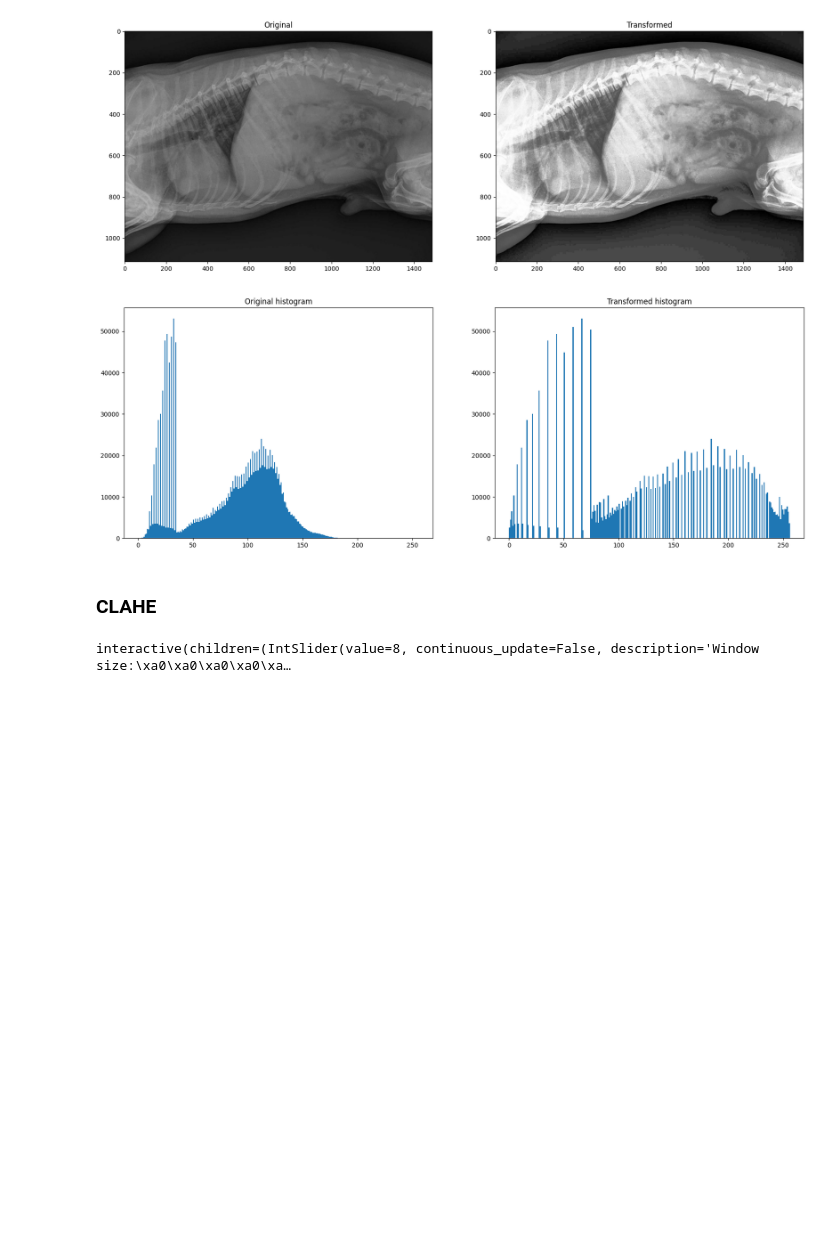
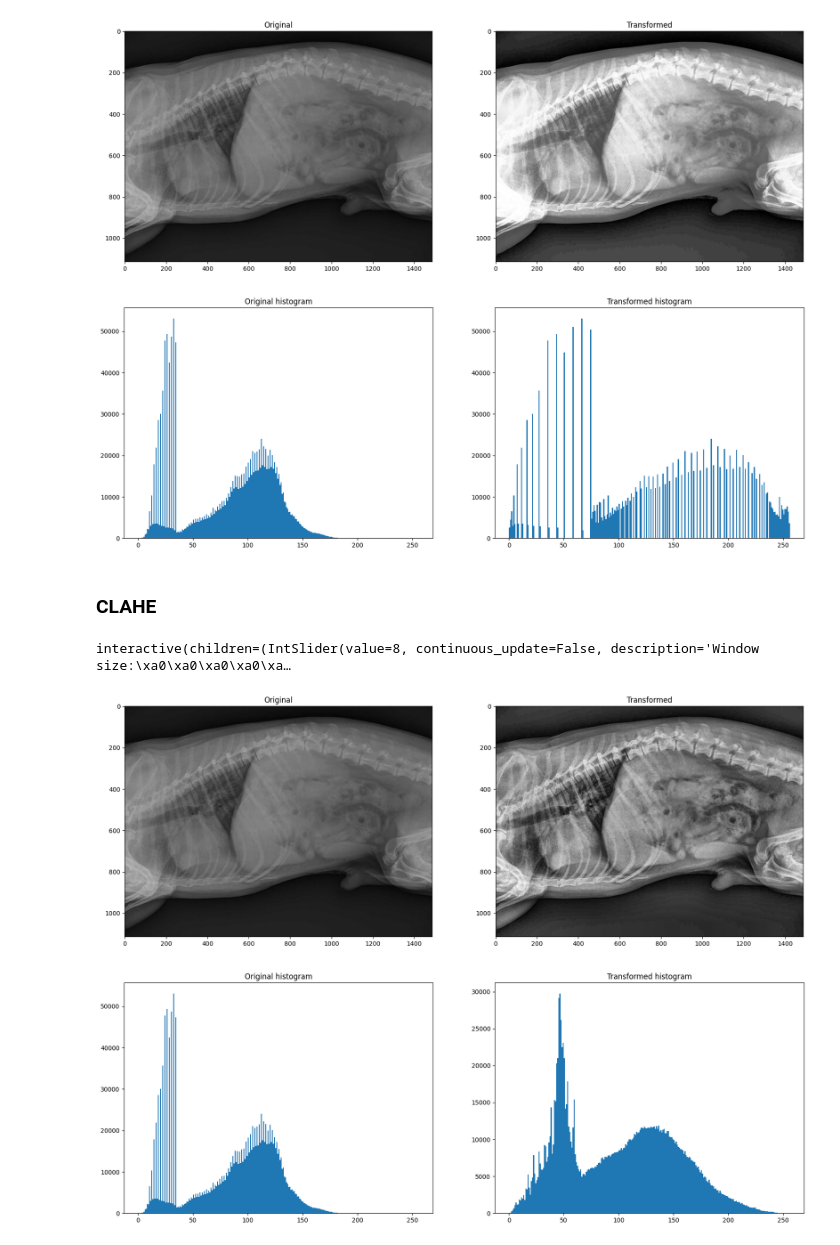
Before and after one commit to ImprolabFIT/BI-SVZ-coursework, a Jupyter notebook: showroom/monadic_operations/index.ipynb, the cells around one changed output. Cells and saved outputs as stored; diff of their text form; code cells hidden in the pictures; blank space fills up the shorter version.

```diff
--- a/showroom/monadic_operations/index.ipynb
+++ b/showroom/monadic_operations/index.ipynb
@@ -94,23 +99,27 @@ plt.show()
 # %%
 @widgets.interact(window_size=create_slider(min=0, max=20,default = 8, description='Window size:',),
                   clip_limit=create_slider(min=0, max=100, default = 2,description='Clip limit:',slider_type = 'float',))
-def _(window_size,clip_limit):
+def clahe(window_size,clip_limit):
 
     # use cv2.createCLAHE function to equalize histogram of img
     clahe = cv2.createCLAHE(clipLimit=clip_limit, tileGridSize=(window_size,window_size))
     img_transformed = clahe.apply(img)
 
     # plot original and transformed image and their histograms
     fig, axs = plt.subplots(2, 2)
     fig.set_size_inches(20, 15)
     axs[0, 0].imshow(img, cmap='gray', vmin=0, vmax=255)
     axs[0, 0].set_title('Original')
     axs[0, 1].imshow(img_transformed,cmap='gray', vmin=0, vmax=255)
     axs[0, 1].set_title('Transformed')
     axs[1, 0].hist(img.flatten(),256,[0,256],color = None)
     axs[1, 0].set_title('Original histogram')
     axs[1, 1].hist(img_transformed.flatten(),256,[0,256],color = None)
     axs[1, 1].set_title('Transformed histogram')
     plt.show()
+
+# window_size = 8, clip_limit = 3 are just some example values, for course pages visualization
+clahe(window_size=8,clip_limit=3) # comment this line if you want to just use sliders without visualizing twice
 # %% [output]
 interactive(children=(IntSlider(value=8, continuous_update=False, description='Window size:\xa0\xa0\xa0\xa0\xa…
+[figure, added]
```
Also changed, not shown: parts of 4 cells of this notebook.
